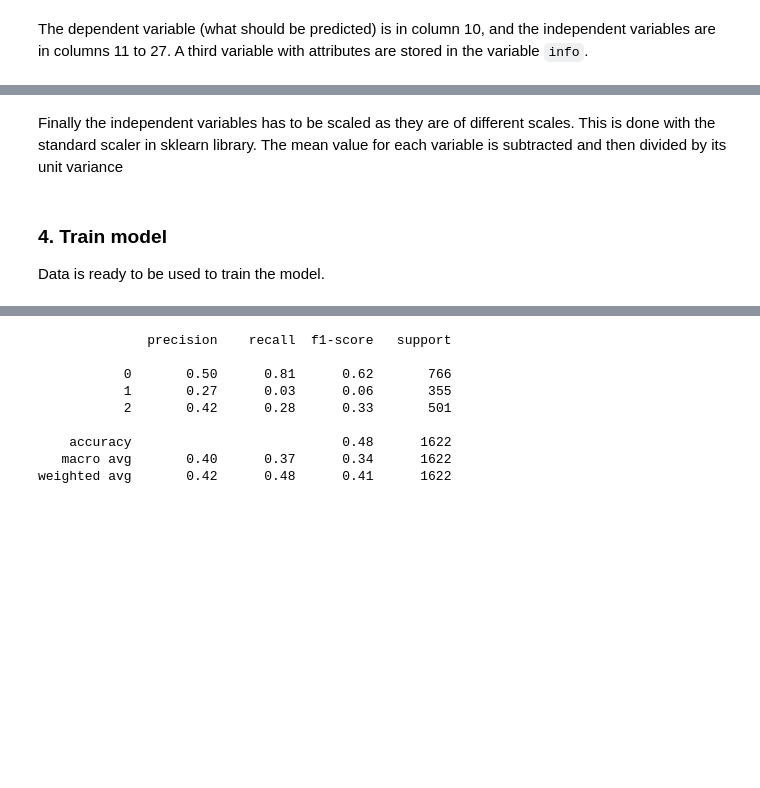
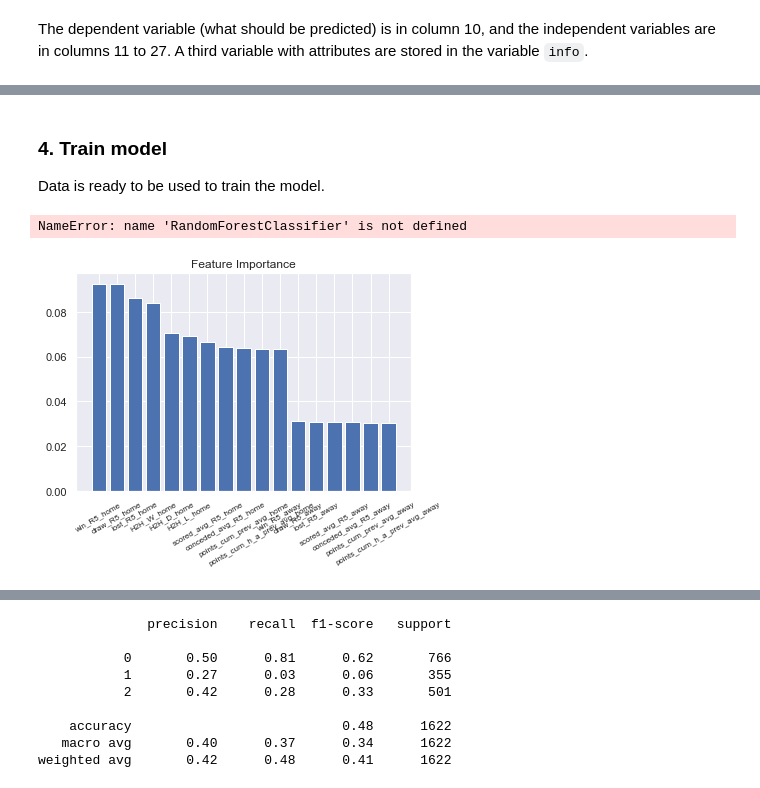
Before and after one commit to msjoelin/icehockey_analysis, a Jupyter notebook: icehockey_matchprediction.ipynb, the cells around one changed output, grey strips where cells are left out. Saved outputs shown, nothing was run; the diff lists cells and outputs as text; code cells hidden in the pictures; blank space fills up the shorter version.

```diff
--- a/icehockey_matchprediction.ipynb
+++ b/icehockey_matchprediction.ipynb
@@ -317,2 +310,0 @@ X_train, X_test, y_train, y_test, info_train, info_test  = train_test_split(X, y
-# %% [markdown]
-Finally the independent variables has to be scaled as they are of different scales. This is done with the standard scaler in sklearn library. The mean value for each variable is subtracted and then divided by its unit variance
@@ -332,5 +318,32 @@ rf = RandomForestClassifier(n_estimators = 100, criterion = 'entropy', random_st
 rf.fit(X_train, y_train)
 
 # save the model to disk
-filename = "C:/Users/marcu/Documents/projects/icehockey/ml_models/rf_predict_game.sav"
-pickle.dump(rf, open(filename, 'wb'))
+#filename = "C:/Users/marcu/Documents/projects/icehockey/ml_models/rf_predict_game.sav"
+#pickle.dump(rf, open(filename, 'wb'))
+# %% [output]
+NameError: name 'RandomForestClassifier' is not defined
+# %%
+# Calculate feature importances
+importances = rf.feature_importances_
+# Sort feature importances in descending order
+indices = np.argsort(importances)[::-1]
+
+names = ['win_R5_home', 'draw_R5_home', 'lost_R5_home',
+         'H2H_W_home', 'H2H_D_home', 'H2H_L_home',
+         'scored_avg_R5_home', 'conceded_avg_R5_home',
+         'points_cum_prev_avg_home', 'points_cum_h_a_prev_avg_home',
+         'win_R5_away', 'draw_R5_away', 'lost_R5_away',
+         'scored_avg_R5_away', 'conceded_avg_R5_away',
+         'points_cum_prev_avg_away', 'points_cum_h_a_prev_avg_away']
+
+
+# Barplot: Add bars
+plt.bar(range(X.shape[1]), importances[indices])
+# Add feature names as x-axis labels
+plt.xticks(range(X.shape[1]), names, rotation=30, fontsize = 8)
+# Create plot title
+plt.title("Feature Importance")
+# Show plot
+plt.show()
+# %% [output]
+[figure, added]
```
Also changed, not shown: parts of 39 cells of this notebook, 36 other files.
